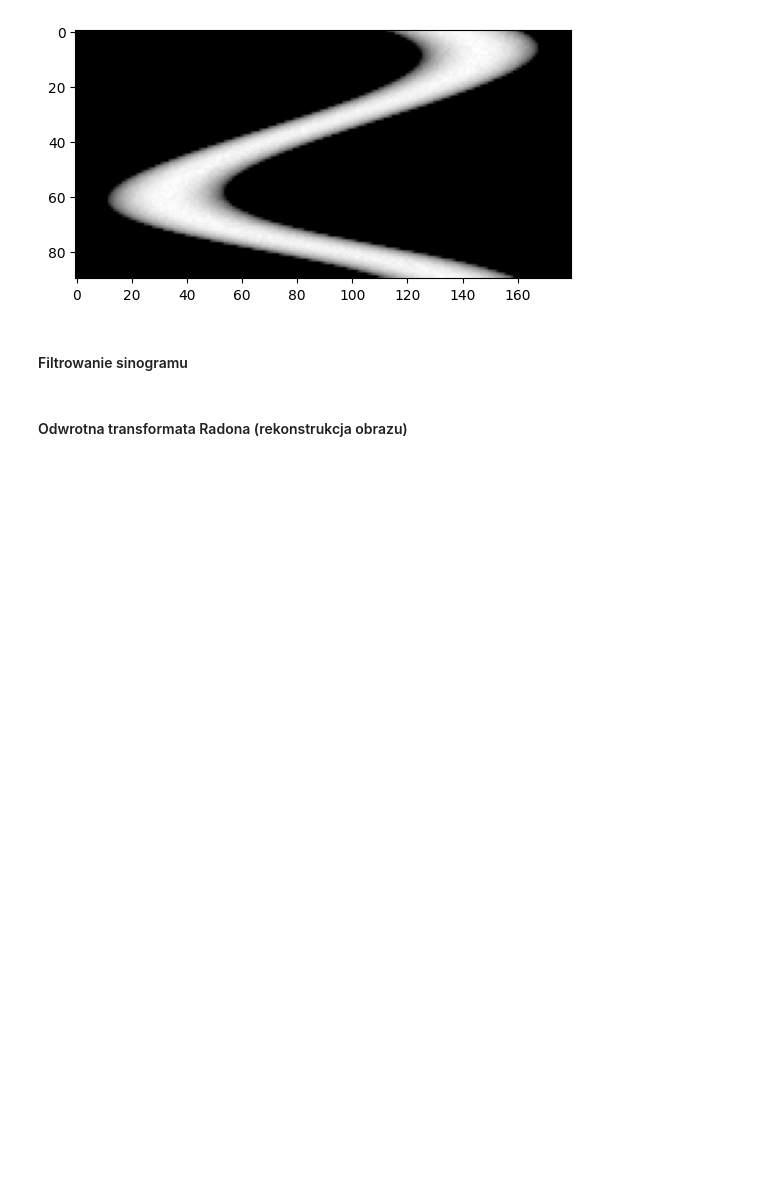
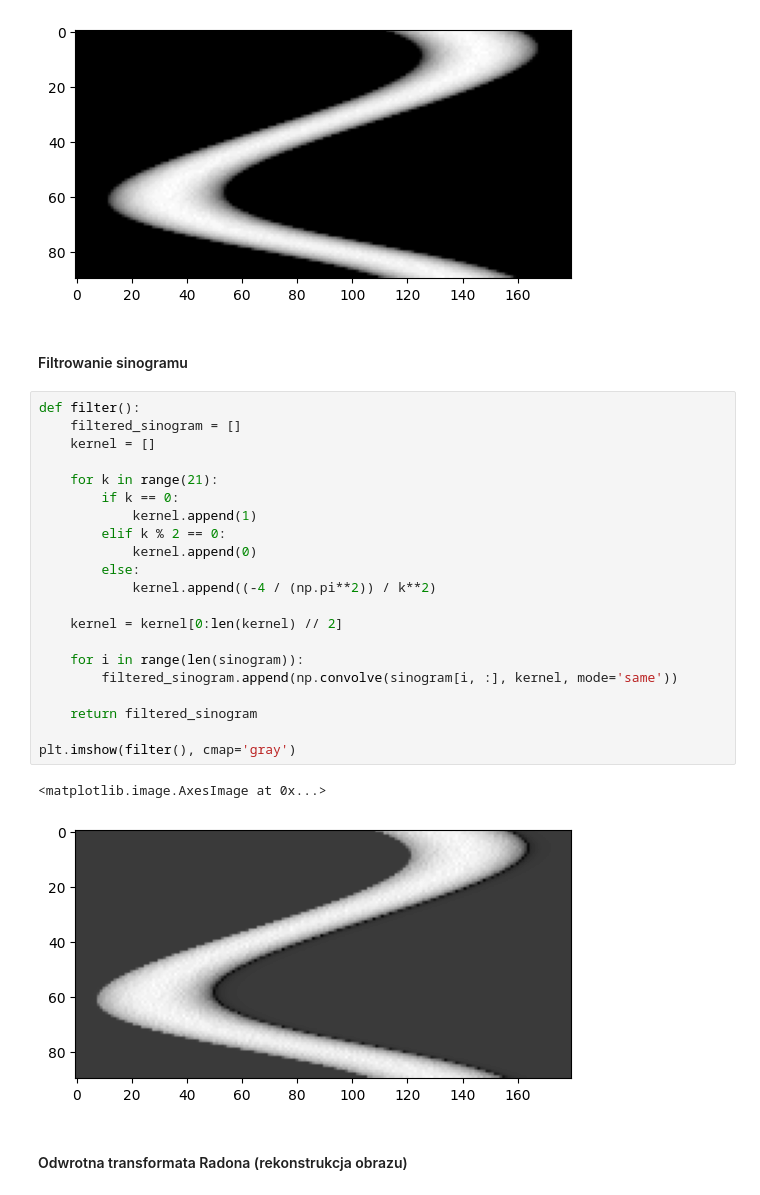
Before and after one commit to oliwiatarent/computed-tomography-simulator, a Jupyter notebook: ct-simulator.ipynb, the cells around one changed output. Saved outputs shown, nothing was run; the diff lists cells and outputs as text; blank space fills up the shorter version.

Commit message:
Dodano filtrowanie sinogramu

```diff
--- a/ct-simulator.ipynb
+++ b/ct-simulator.ipynb
@@ -80,5 +80,29 @@ plt.imshow(sinogram, cmap='gray')
 [figure]
 # %% [markdown]
 #### Filtrowanie sinogramu
+# %%
+def filter():
+    filtered_sinogram = []
+    kernel = []
+
+    for k in range(21):
+        if k == 0:
+            kernel.append(1)
+        elif k % 2 == 0:
+            kernel.append(0)
+        else:
+            kernel.append((-4 / (np.pi**2)) / k**2)
+
+    kernel = kernel[0:len(kernel) // 2]
+
+    for i in range(len(sinogram)):
+        filtered_sinogram.append(np.convolve(sinogram[i, :], kernel, mode='same'))
+
+    return filtered_sinogram
+
+plt.imshow(filter(), cmap='gray')
+# %% [output]
+<matplotlib.image.AxesImage at 0x...>
+[figure, added]
 # %% [markdown]
 #### Odwrotna transformata Radona (rekonstrukcja obrazu)
```
